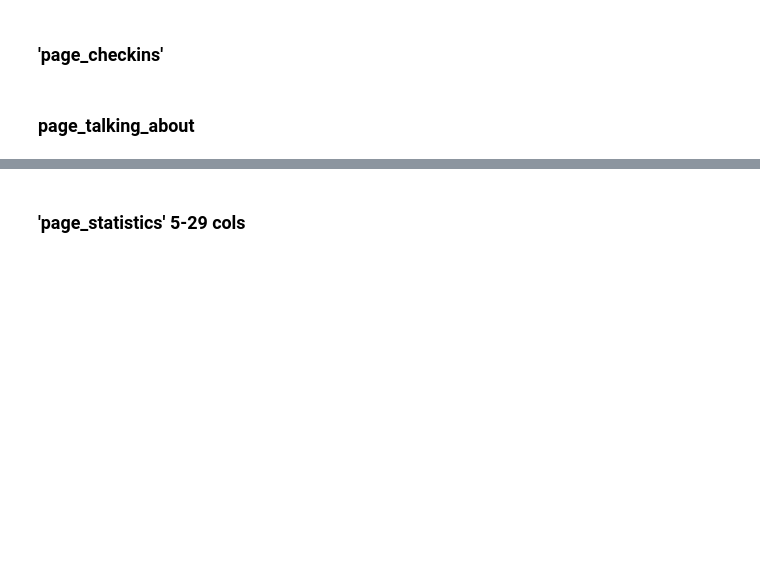
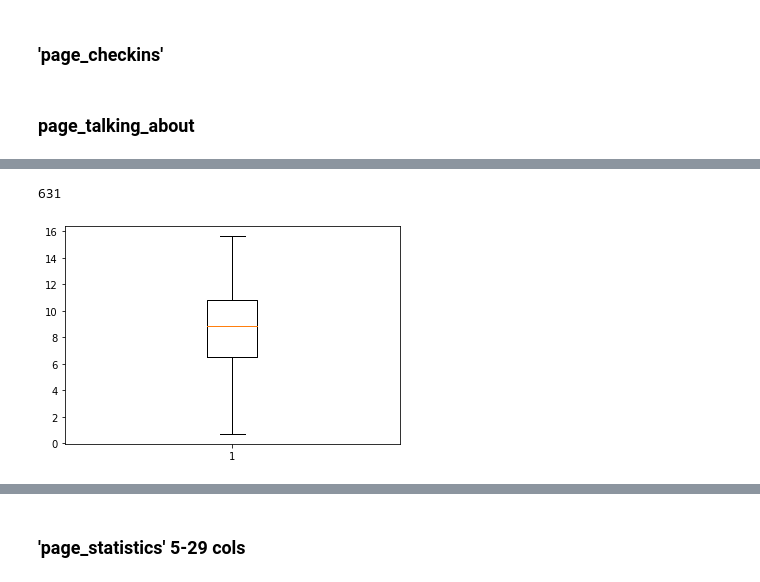
Before and after one commit to HollowPrincess/ML-introduction-2019, a Jupyter notebook: linear_regression/visualizations.ipynb, the cells around one changed output, grey strips where cells are left out. Drawn from its saved outputs; the diff is of its cells as text; code cells hidden in the pictures; blank space fills up the shorter version.

Commit message:
add comments and new graphs

```diff
--- a/linear_regression/visualizations.ipynb
+++ b/linear_regression/visualizations.ipynb
@@ -163,8 +189,14 @@ boxplot = data.boxplot(column=['page_talking_about'], showfliers=False)
+# %%
+data.loc[data['page_talking_about']==0].shape[0]
+# %% [output]
+631
 # %%
 #try make log
-tmp=np.log(data['page_talking_about'])
+tmp=np.log(data['page_talking_about']+0.05)
 plt.boxplot(tmp, showfliers=False)
 plt.show()
+# %% [output]
+[figure, added]
 # %%
 about_outliers(data['page_talking_about'])
 # %%
```
Also changed, not shown: parts of 28 cells of this notebook.
